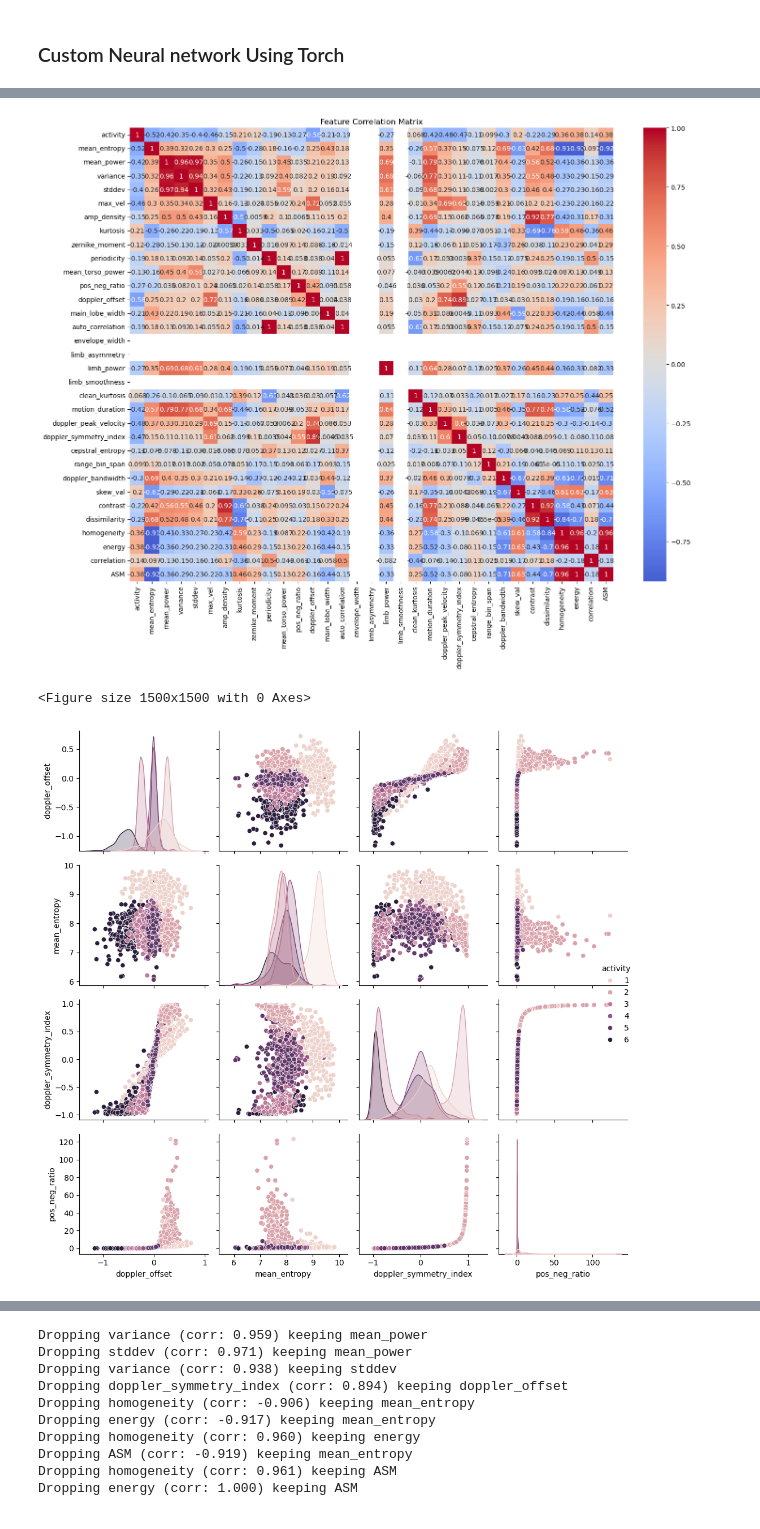
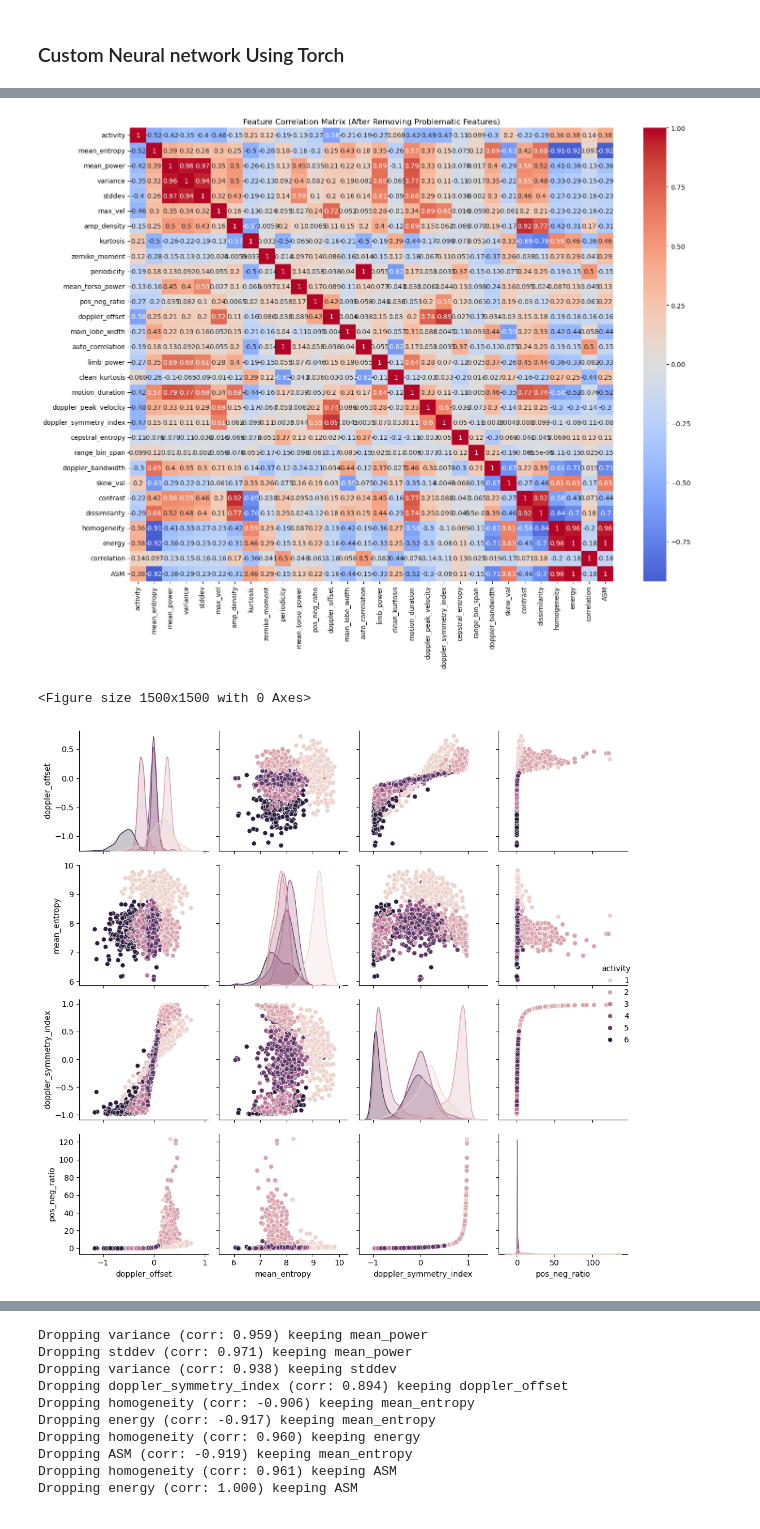
Before and after one commit to JoostJ9/ObjectClassificationWithRadar, a Jupyter notebook: Training_with_our_features/Preproc_and_train.ipynb, the cells around one changed output, grey strips where cells are left out. Drawn from its saved outputs; the diff is of its cells as text; code cells hidden in the pictures.

Commit message:
Rearranged plots to the right location

```diff
--- a/Training_with_our_features/Preproc_and_train.ipynb
+++ b/Training_with_our_features/Preproc_and_train.ipynb
@@ -532,13 +670,22 @@ Final model state saved to final_model.pth
 import seaborn as sns
 import matplotlib.pyplot as plt
 
-# 1. Correlation Matrix
+# Remove problematic features before correlation analysis
+problematic_features = ['envelope_width', 'limb_asymmetry', 'limb_smoothness']
+
+# Create clean dataset without problematic features
+test_df_clean = test_df.drop(columns=problematic_features)
+
+# Recompute correlation matrix
 plt.figure(figsize=(15, 12))
-correlation_matrix = test_df.corr()
-sns.heatmap(correlation_matrix, annot=True, cmap='coolwarm', center=0)
-plt.title('Feature Correlation Matrix')
+correlation_matrix_clean = test_df_clean.corr()
+sns.heatmap(correlation_matrix_clean, annot=True, cmap='coolwarm', center=0)
+plt.title('Feature Correlation Matrix (After Removing Problematic Features)')
 plt.tight_layout()
 plt.show()
+
+# Update X to use clean features
+X = test_df_clean.drop(columns=['activity'])
 
 # 2. Pairwise Feature Distributions by Activity
 def plot_feature_pairs(df, features, n_features=4):
@@ -568,35 +715,35 @@ def plot_feature_boxes(df, features, n_cols=3):
         axes[idx].set_title(f'{feature} by Activity')
         axes[idx].tick_params(axis='x', rotation=45)
 
     # Hide empty subplots
     for idx in range(len(features), len(axes)):
         axes[idx].set_visible(False)
 
     plt.tight_layout()
     plt.show()
 
 # Plot box plots for top 6 features
 plot_feature_boxes(test_df, top_features[:6])
 
 # 4. Feature Redundancy Analysis
 def find_redundant_features(correlation_matrix, threshold=0.85):
     """Find highly correlated feature pairs"""
     highly_correlated = []
     for i in range(len(correlation_matrix.columns)):
         for j in range(i):
             if abs(correlation_matrix.iloc[i, j]) > threshold:
                 feat1 = correlation_matrix.columns[i]
                 feat2 = correlation_matrix.columns[j]
                 corr = correlation_matrix.iloc[i, j]
                 highly_correlated.append((feat1, feat2, corr))
     return highly_correlated
 
-redundant_pairs = find_redundant_features(correlation_matrix)
+redundant_pairs = find_redundant_features(correlation_matrix_clean)
 print("\nHighly correlated feature pairs:")
 for feat1, feat2, corr in redundant_pairs:
     print(f"{feat1} -- {feat2}: {corr:.3f}")
 # %% [output]
-[figure, old version]
+[figure, new version]
 <Figure size 1500x1500 with 0 Axes>
 [figure]
 [figure]
```
Also changed, not shown: parts of 5 cells of this notebook, 11 other files.
